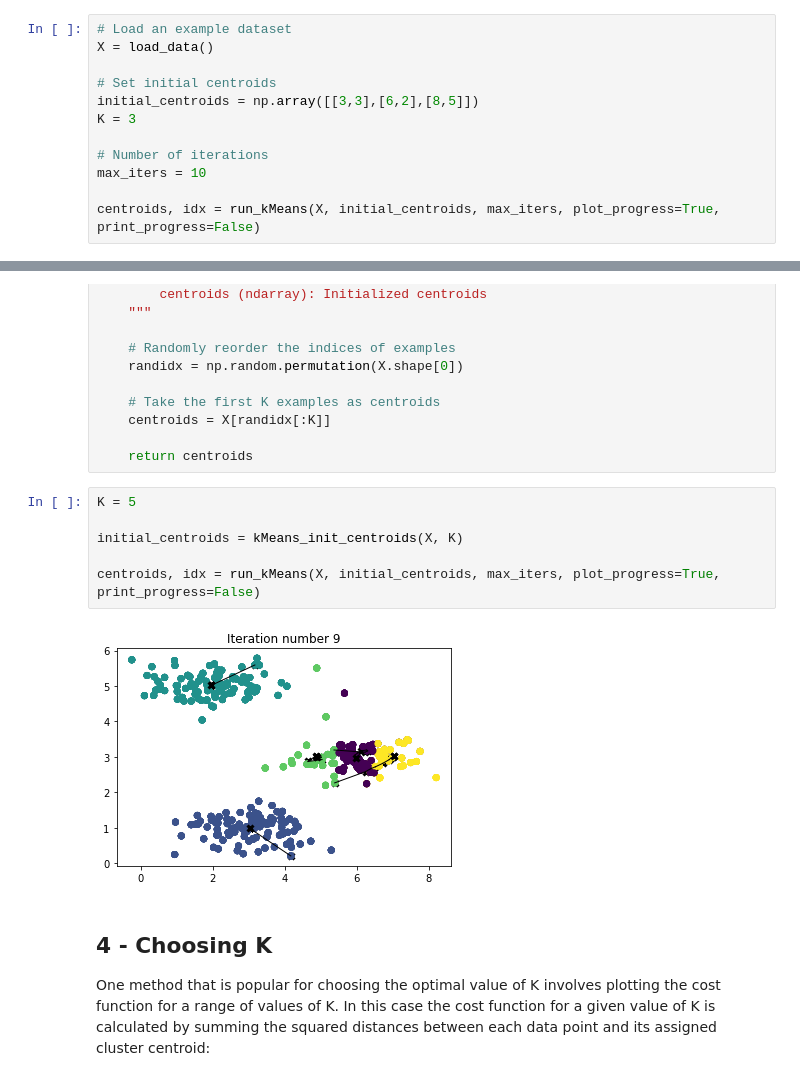
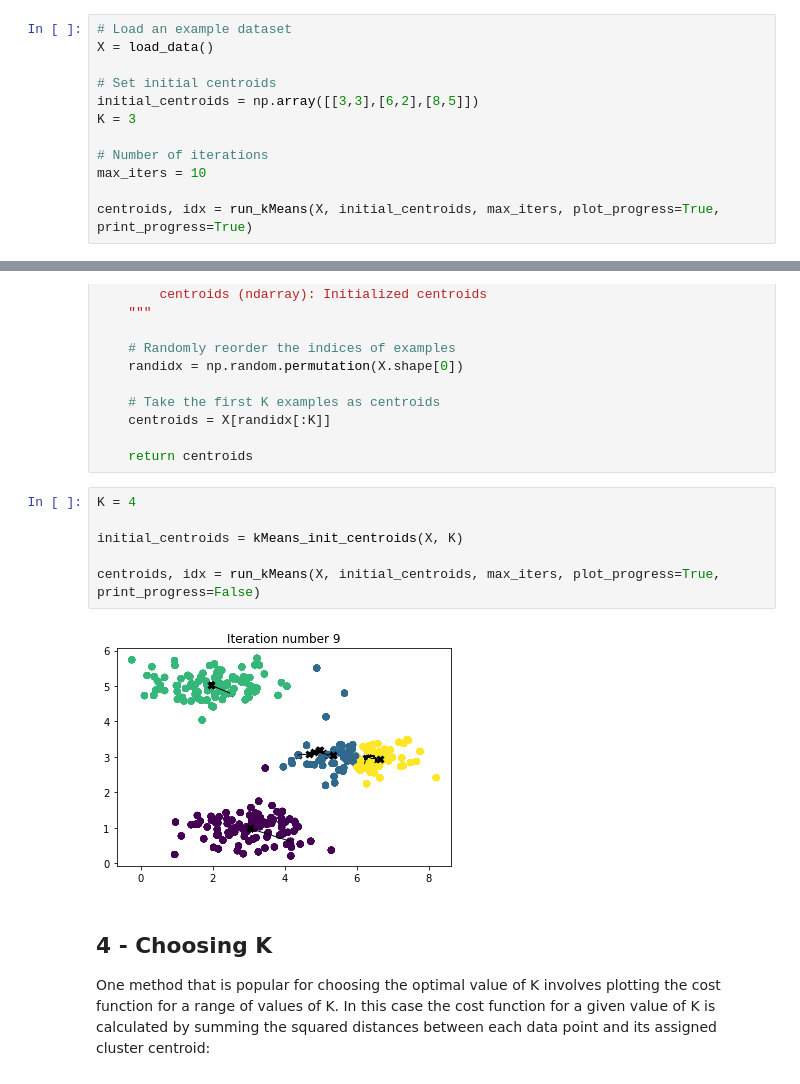
Before and after one commit to noirzette/CIT-ML, a Jupyter notebook: C3_W1_KMeans_Assignment.ipynb, the cells around one changed output, grey strips where cells are left out. Cells and saved outputs as stored; diff of their text form.

```diff
--- a/C3_W1_KMeans_Assignment.ipynb
+++ b/C3_W1_KMeans_Assignment.ipynb
@@ -429,5 +429,5 @@ K = 3
 # Number of iterations
 max_iters = 10
 
-centroids, idx = run_kMeans(X, initial_centroids, max_iters, plot_progress=True, print_progress=False)
+centroids, idx = run_kMeans(X, initial_centroids, max_iters, plot_progress=True, print_progress=True)
 # %% [output]
@@ -469,13 +479,13 @@ def kMeans_init_centroids(X, K):
 
     return centroids
 # %%
-K = 5
+K = 4
 
 initial_centroids = kMeans_init_centroids(X, K)
 
 centroids, idx = run_kMeans(X, initial_centroids, max_iters, plot_progress=True, print_progress=False)
 # %% [output]
-[figure, old version]
+[figure, new version]
 # %% [markdown]
 <a name="4"></a>
 ## 4 - Choosing K
```
Also changed, not shown: parts of 7 cells of this notebook, 10 other files.
